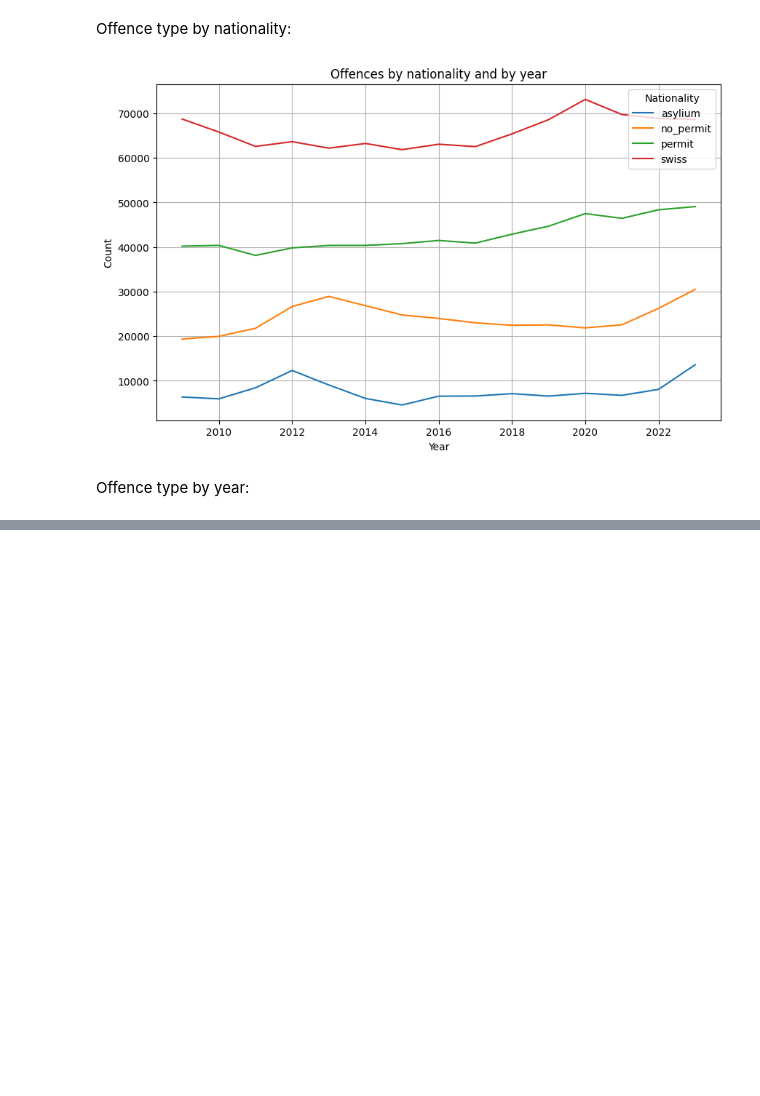
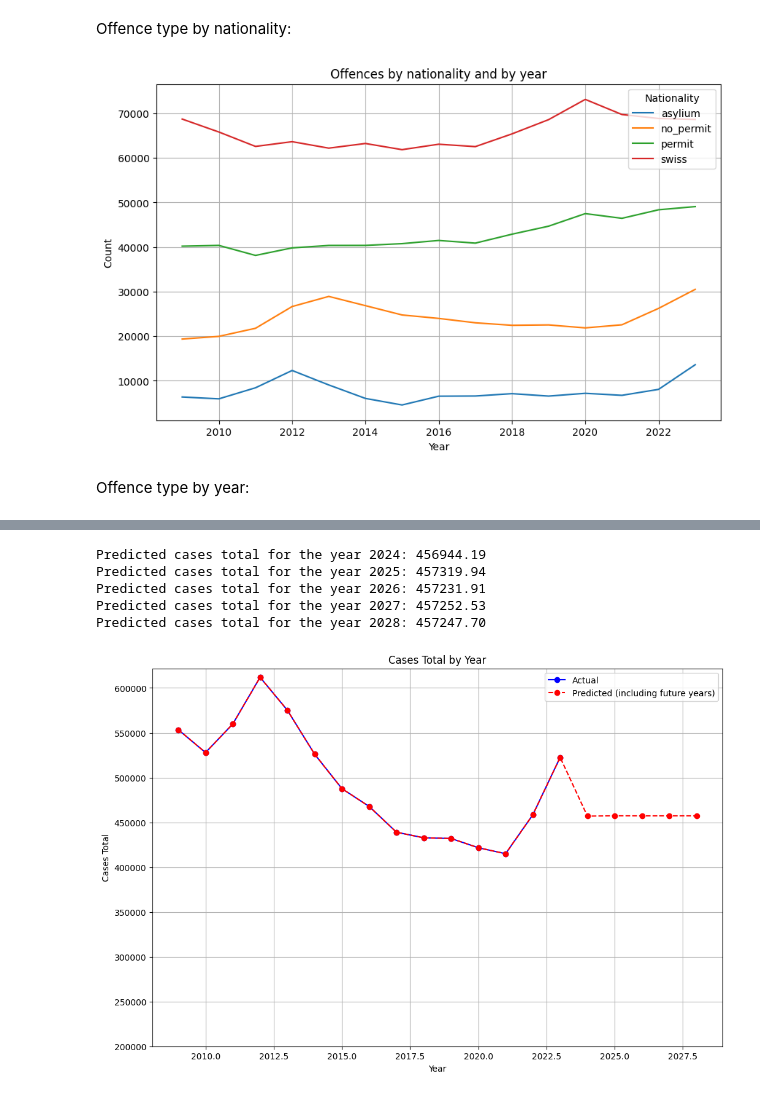
Before and after one commit to grosjeanma/CAS-Applied-Data-Science-2024, a Jupyter notebook: Module-3/M3_Project/M3_Project_Bunning-Grosjean.ipynb, the cells around one changed output, grey strips where cells are left out. Drawn from its saved outputs; the diff is of its cells as text; code cells hidden in the pictures; blank space fills up the shorter version.

```diff
--- a/Module-3/M3_Project/M3_Project_Bunning-Grosjean.ipynb
+++ b/Module-3/M3_Project/M3_Project_Bunning-Grosjean.ipynb
@@ -506,0 +1129,66 @@ rf_model.fit(X_train, y_train)
+# %%
+import numpy as np
+import pandas as pd
+import matplotlib.pyplot as plt
+from statsmodels.tsa.arima.model import ARIMA
+import warnings
+warnings.filterwarnings('ignore')
+
+# Assuming the dataset df is already loaded
+# Aggregate data by year - Summing up "cases_total" for each year
+df_yearly = df.groupby('year', as_index=False).sum()
+
+# Set the year as index to prepare it as a time series
+df_yearly.set_index('year', inplace=True)
+
+# Prepare the time series data
+y = df_yearly['cases_total']
+
+# Convert the data to numeric, ensuring no dtype object issue
+y = pd.to_numeric(y, errors='coerce')
+
+# Check for and drop any NaN values if they exist after conversion
+y = y.dropna()
+
+# Split the data into train and test, using most of it for training
+train = y[:-1]  # Training data until the second last year
+test = y[-1:]   # Last year as test data
+
+# Fit ARIMA Model (I am using ARIMA(1,1,1) for demonstration, you can tune these parameters)
+model = ARIMA(train, order=(1, 1, 1))  # order (p, d, q) can be optimized
+fitted_model = model.fit()
+
+# Predict for the next 5 years
+forecast_steps = 5  # Number of years to predict
+forecast = fitted_model.forecast(steps=forecast_steps)  # Forecast 5 years into the future
+
+# Generate future years for plotting
+future_years = list(range(y.index[-1] + 1, y.index[-1] + 1 + forecast_steps))
+
+# Print the predicted values for the next 5 years
+for year, value in zip(future_years, forecast):
+    print(f"Predicted cases total for the year {year}: {value:.2f}")
+
+# Plot the historical data and the forecast
+plt.figure(figsize=(12, 8))
+plt.plot(y.index, y, marker='o', color="blue", label="Actual")
+
+# Append the future predictions for plotting
+year_values_predict = list(y.index) + future_years
+cases_totals_predict = list(y.values) + list(forecast)
+
+plt.plot(year_values_predict, cases_totals_predict, marker='o', color="red", linestyle='--', label="Predicted (including future years)")
+plt.ylim(bottom=200000)
+plt.title("Cases Total by Year")
+plt.xlabel("Year")
+plt.ylabel("Cases Total")
+plt.grid(True)
+plt.legend()
+plt.show()
+# %% [output]
+Predicted cases total for the year 2024: 456944.19
+Predicted cases total for the year 2025: 457319.94
+Predicted cases total for the year 2026: 457231.91
+Predicted cases total for the year 2027: 457252.53
+Predicted cases total for the year 2028: 457247.70
+[figure, added]
```
Also changed, not shown: parts of 36 cells of this notebook, 2 other files.
